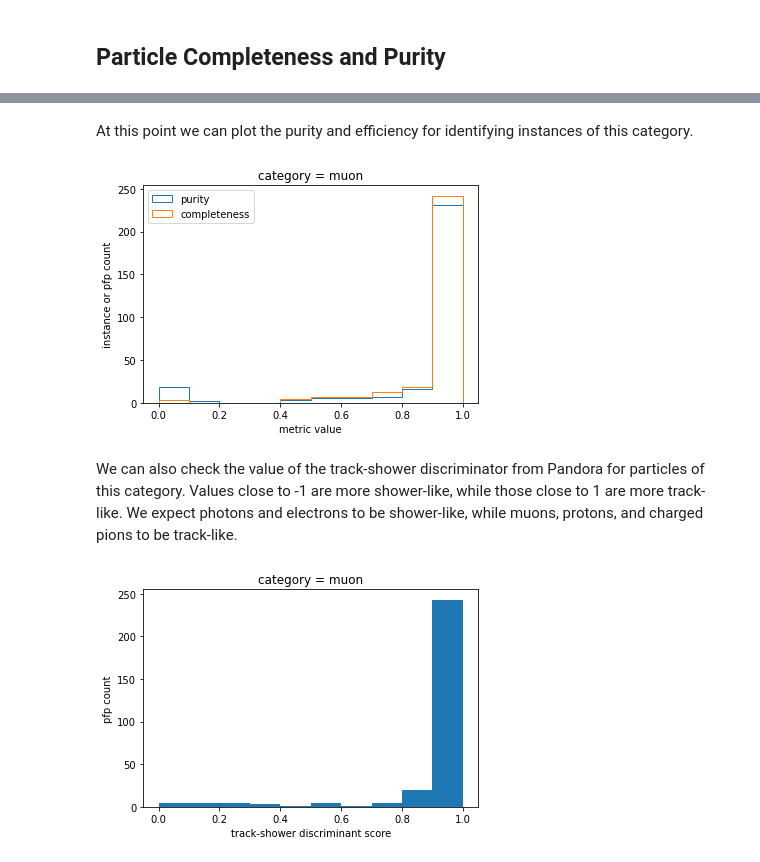
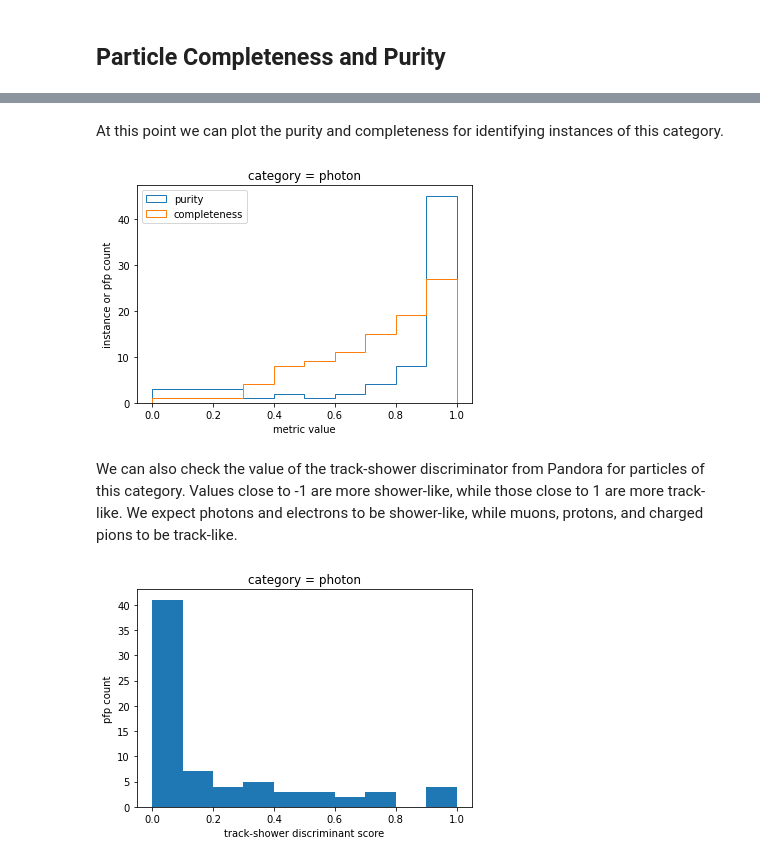
Before and after one commit to cerati/ubopendata, a Jupyter notebook: Pandora metrics.ipynb, the cells around one changed output, grey strips where cells are left out. Saved outputs shown, nothing was run; the diff lists cells and outputs as text; code cells hidden in the pictures.

```diff
--- a/Pandora metrics.ipynb
+++ b/Pandora metrics.ipynb
@@ -271,5 +218,5 @@ Index(['run', 'sub', 'evt', 'vtx_0', 'vtx_1', 'vtx_2', 'vtx_wire_pos_0',
 # %%
-hits = hits.merge(slices[["run","sub","evt","slice_id","pdg"]], on=["run","sub","evt","slice_id"], how='left')
-hits = hits.merge(labls, on=["run","sub","evt","g4_id"], how="left")
-hits = hits.merge(pfps[["run","sub","evt","pfp_id","pdg","tkrshr_score"]], on=["run","sub","evt","pfp_id"], how='left', suffixes=['_slice','_pfp'])
+hits = hits.merge(slices[["evt_idx","slice_id","slice_pdg"]], on=["evt_idx","slice_id"], how='left')
+hits = hits.merge(particles, on=["evt_idx","g4_id"], how="left")
+hits = hits.merge(pfps[["evt_idx","pfp_id","pfp_pdg","trkshr_score"]], on=["evt_idx","pfp_id"], how='left')
 # %% [markdown]
@@ -277,10 +224,8 @@ We now want to count the number of hits per true particle isntance and per recon
 # %%
-pfphits = hits.groupby(["run","sub","evt","pdg_slice","slice_id","pfp_id","tkrshr_score"]).size().reset_index().rename(columns={0:'pfphits'})
-insthits = hits.groupby(["run","sub","evt","semantic_label","instance_label"]).size().reset_index().rename(columns={0:'insthits'})
-pfpinsthits = hits.groupby(["run","sub","evt","pdg_slice","slice_id","pfp_id","semantic_label","instance_label"]).size().reset_index().rename(columns={0:'pfpinsthits'})
+pfphits = hits.groupby(["evt_idx","slice_pdg","slice_id","pfp_id","trkshr_score"]).size().reset_index().rename(columns={0:'pfphits'})
+insthits = hits.groupby(["evt_idx","category","instance"]).size().reset_index().rename(columns={0:'insthits'})
+pfpinsthits = hits.groupby(["evt_idx","slice_pdg","slice_id","pfp_id","category","instance"]).size().reset_index().rename(columns={0:'pfpinsthits'})
 
-pfpinsthits = pfpinsthits.merge(pfphits, on=["run","sub","evt","slice_id","pfp_id","pdg_slice"], how='left')
-pfpinsthits = pfpinsthits.merge(insthits, on=["run","sub","evt","semantic_label","instance_label"], how='left')
+pfpinsthits = pfpinsthits.merge(pfphits, on=["evt_idx","slice_id","pfp_id","slice_pdg"], how='left')
+pfpinsthits = pfpinsthits.merge(insthits, on=["evt_idx","category","instance"], how='left')
 pfpinsthits.fillna(-1,inplace=True)
-
-pfpinsthits
@@ -303,4 +250,4 @@ We can select which category of particles we want to study, based on the label e
 # %%
-selcategory = 1 #1:muon, 4:shower, see label standard_labels.py
-print('notebook will produce performance for instances of label:',label(selcategory).name)
+selcategory = 8 #1:muon, 3:proton, 4:electron, 8:photon, see label detector_utils.py
+print('notebook will produce performance for instances of label:',category(selcategory).name)
 # %% [output]
@@ -308,6 +255,4 @@ notebook will produce performance for instances of label: muon
 # %%
-selhits = pfpinsthits.query('(pdg_slice==12 or pdg_slice==14) and semantic_label==%i'%selcategory)
+selhits = pfpinsthits.query('(slice_pdg==12 or slice_pdg==14) and category==%i'%selcategory)
 selhits = selhits.sort_values(by=['pfpinsthits'], ascending=False)
-selhits.sort_values(by=["run","sub","evt"],inplace=True)
-selhits.drop_duplicates(["run","sub","evt","instance_label"], inplace=True)
-selhits
+selhits.drop_duplicates(["evt_idx","instance"], inplace=True)
@@ -328,5 +275,5 @@ selhits
 # %% [markdown]
-At this point we can plot the purity and efficiency for identifying instances of this category.
+At this point we can plot the purity and completeness for identifying instances of this category.
 # %%
 purity = selhits['pfpinsthits']/selhits['pfphits']
 completeness = selhits['pfpinsthits']/selhits['insthits']
@@ -335,17 +282,17 @@ plt.hist(completeness,histtype='step',label='completeness',bins=np.linspace(0,1,
 plt.legend(loc=2)
 plt.xlabel('metric value')
 plt.ylabel('instance or pfp count')
-plt.title('category = %s'%label(selcategory).name)
+plt.title('category = %s'%category(selcategory).name)
 plt.show()
 # %% [output]
-[figure, old version]
+[figure, new version]
 # %% [markdown]
 We can also check the value of the track-shower discriminator from Pandora for particles of this category. Values close to -1 are more shower-like, while those close to 1 are more track-like. We expect photons and electrons to be shower-like, while muons, protons, and charged pions to be track-like.
 # %%
-plt.hist(selhits['tkrshr_score'],bins=np.linspace(0,1,11))
+plt.hist(selhits['trkshr_score'],bins=np.linspace(0,1,11))
 plt.xlabel('track-shower discriminant score')
 plt.ylabel('pfp count')
-plt.title('category = %s'%label(selcategory).name)
+plt.title('category = %s'%category(selcategory).name)
 plt.show()
 # %% [output]
-[figure, old version]
+[figure, new version]
```
Also changed, not shown: parts of 43 cells of this notebook, 5 other files.
